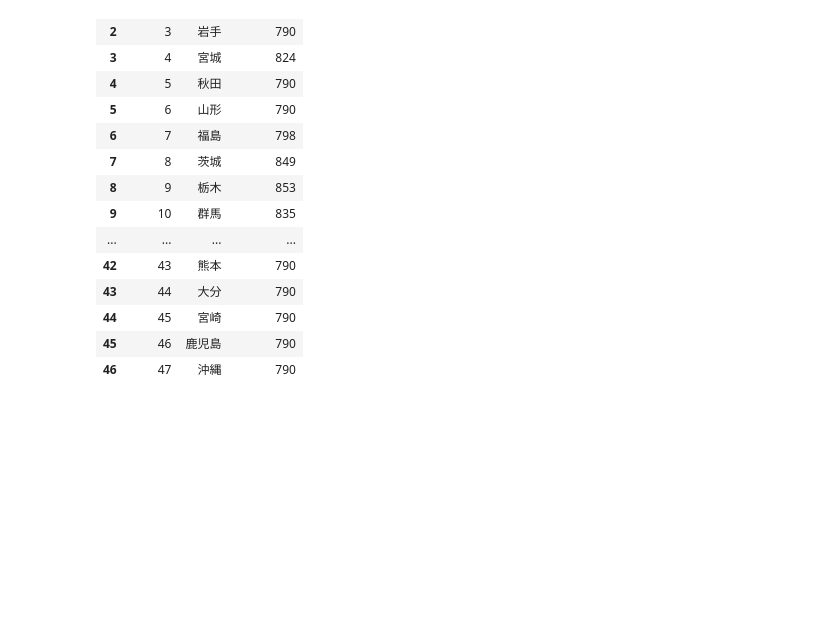
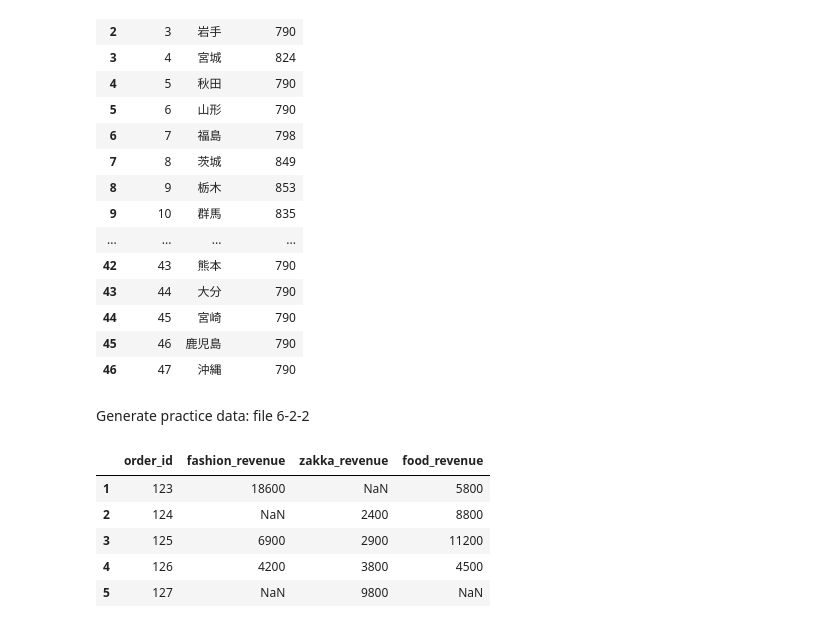
Before and after one commit to 1024xx4/practice_big_query, a Jupyter notebook: kobo.ipynb, the cells around one changed output. Cells and saved outputs as stored; diff of their text form; code cells hidden in the pictures; blank space fills up the shorter version.

Commit message:
Collect: Practice data を作成する#7
6-2-2
横持ち Table

```diff
--- a/kobo.ipynb
+++ b/kobo.ipynb
@@ -495,3 +495,23 @@ df_small_wage_reiwa1
 os.makedirs("data", exist_ok=True)
 path = "data/small_wage_reiwa1.csv"
 df_small_wage_reiwa1.to_csv(path, index=None)
+# %% [markdown]
+Generate practice data: file 6-2-2
+# %%
+small_revenue = [
+    ["order_id", "fashion_revenue", "zakka_revenue", "food_revenue"],
+    [123, 18600, np.nan, 5800],
+    [124, np.nan, 2400, 8800],
+    [125, 6900, 2900, 11200],
+    [126, 4200, 3800, 4500],
+    [127, np.nan, 9800, np.nan],
+]
+df_small_revenue = pd.DataFrame(small_revenue, columns=small_revenue[0]).drop(0, axis=0)
+df_small_revenue
+# %% [output]
+|  | order_id | fashion_revenue | zakka_revenue | food_revenue |
+| 1 | 123 | 18600 | NaN | 5800 |
+| 2 | 124 | NaN | 2400 | 8800 |
+| 3 | 125 | 6900 | 2900 | 11200 |
+| 4 | 126 | 4200 | 3800 | 4500 |
+| 5 | 127 | NaN | 9800 | NaN |
```
Also changed, not shown: parts of 1 cell of this notebook, 1 other file.
